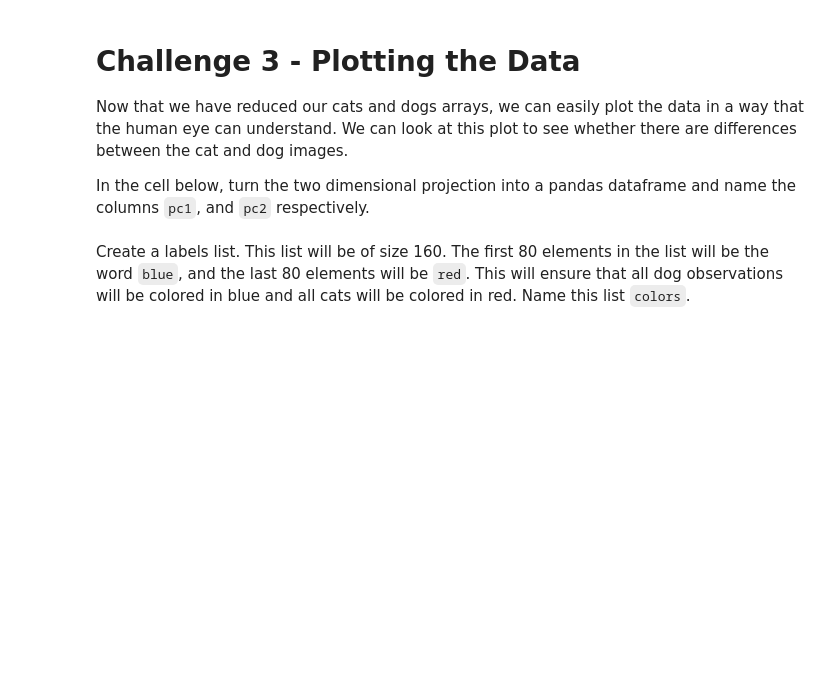
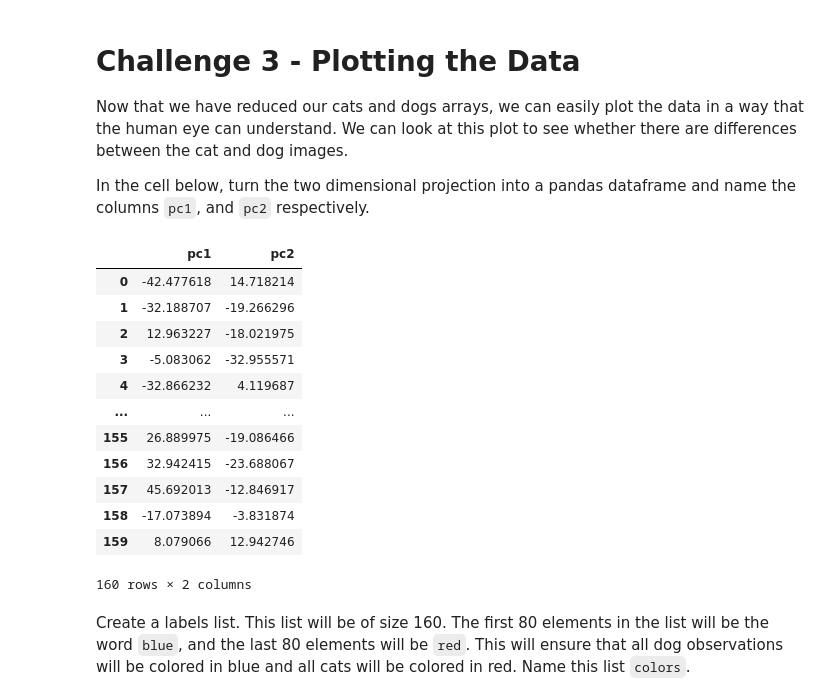
Before and after one commit to Diegon8/datamad0820, a Jupyter notebook: module-2/lab-pca/your-code/main.ipynb, the cells around one changed output. Saved outputs shown, nothing was run; the diff lists cells and outputs as text; code cells hidden in the pictures; blank space fills up the shorter version.

```diff
--- a/module-2/lab-pca/your-code/main.ipynb
+++ b/module-2/lab-pca/your-code/main.ipynb
@@ -173,6 +173,23 @@ Now that we have reduced our cats and dogs arrays, we can easily plot the data i
 In the cell below, turn the two dimensional projection into a pandas dataframe and name the columns `pc1`, and `pc2` respectively.
 # %%
 # Your code here:
+
+df = pd.DataFrame(dot,columns=('pc1','pc2'))
+df
+# %% [output]
+|  | pc1 | pc2 |
+| 0 | -42.477618 | 14.718214 |
+| 1 | -32.188707 | -19.266296 |
+| 2 | 12.963227 | -18.021975 |
+| 3 | -5.083062 | -32.955571 |
+| 4 | -32.866232 | 4.119687 |
+| ... | ... | ... |
+| 155 | 26.889975 | -19.086466 |
+| 156 | 32.942415 | -23.688067 |
+| 157 | 45.692013 | -12.846917 |
+| 158 | -17.073894 | -3.831874 |
+| 159 | 8.079066 | 12.942746 |
+160 rows × 2 columns
 # %% [markdown]
 Create a labels list. This list will be of size 160. The first 80 elements in the list will be the word `blue`, and the last 80 elements will be `red`. This will ensure that all dog observations will be colored in blue and all cats will be colored in red. Name this list `colors`.
 # %%
```
Also changed, not shown: parts of 5 cells of this notebook.
